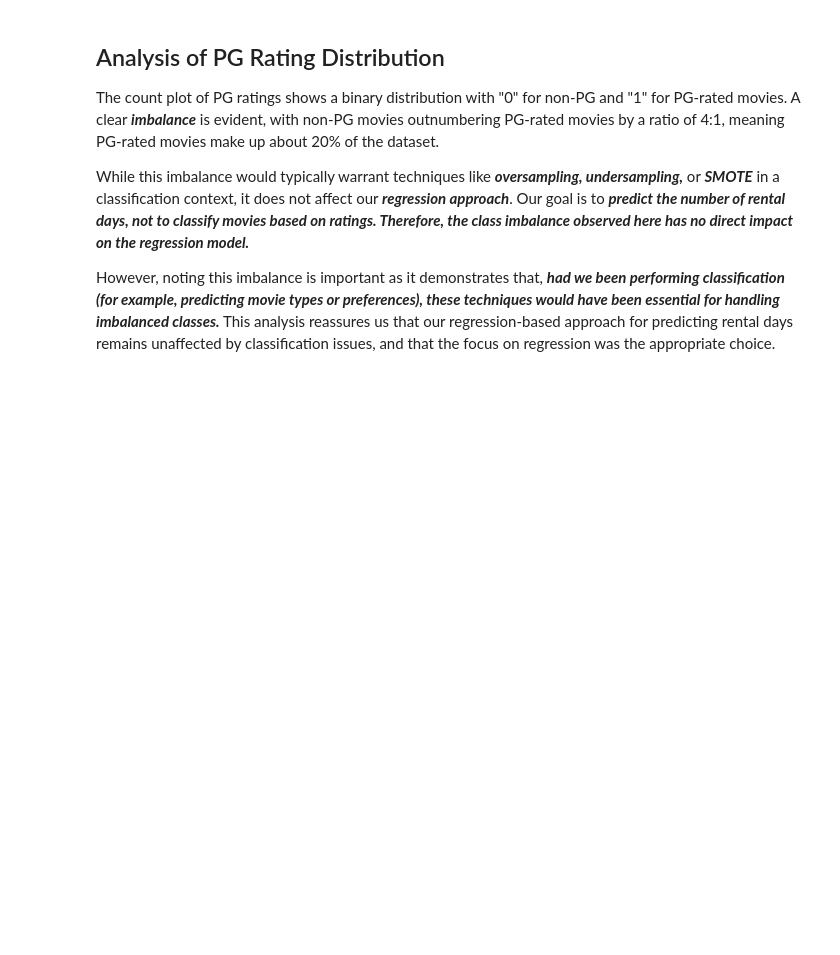
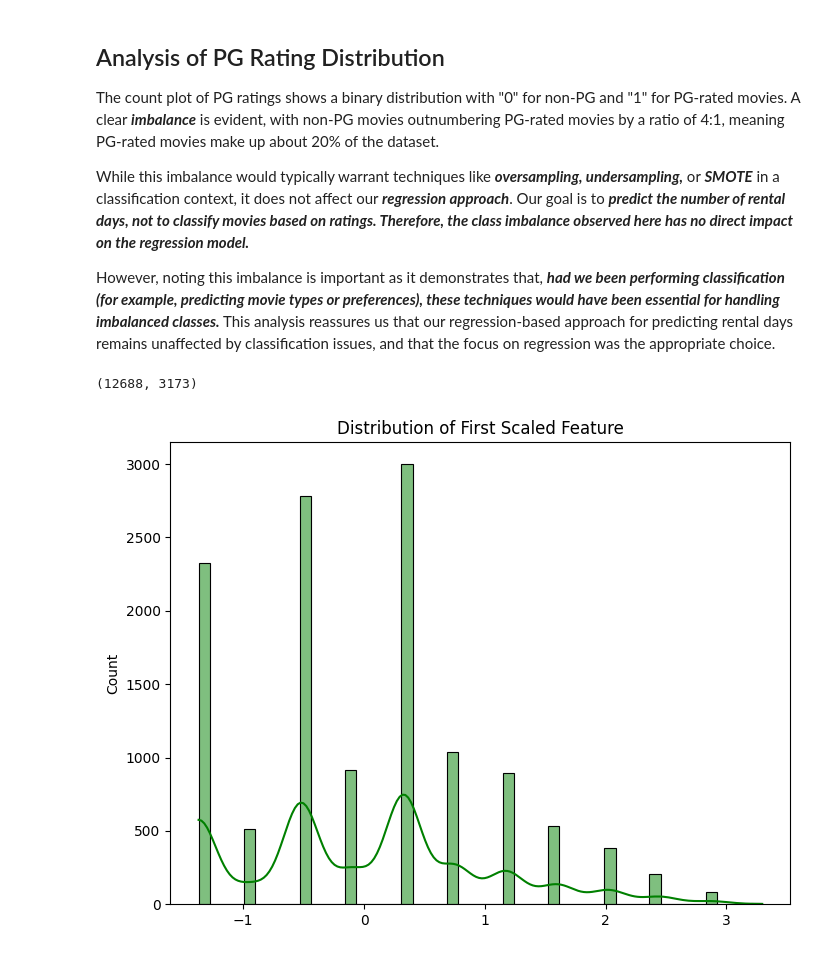
Before and after one commit to EfomahFidelis/Predicting-Movie-Rental-Durations, a Jupyter notebook: Predict_movie_rental_durations.ipynb, the cells around one changed output. Cells and saved outputs as stored; diff of their text form; code cells hidden in the pictures; blank space fills up the shorter version.

Commit message:
Visualize distributions for scaled features and dummy variables.

```diff
--- a/Predict_movie_rental_durations.ipynb
+++ b/Predict_movie_rental_durations.ipynb
@@ -270,3 +270,26 @@ The count plot of PG ratings shows a binary distribution with "0" for non-PG and
 While this imbalance would typically warrant techniques like ***oversampling, undersampling,*** or ***SMOTE*** in a classification context, it does not affect our ***regression approach***. Our goal is to ***predict the number of rental days, not to classify movies based on ratings. Therefore, the class imbalance observed here has no direct impact on the regression model.***
 
 However, noting this imbalance is important as it demonstrates that, ***had we been performing classification (for example, predicting movie types or preferences), these techniques would have been essential for handling imbalanced classes.*** This analysis reassures us that our regression-based approach for predicting rental days remains unaffected by classification issues, and that the focus on regression was the appropriate choice.
+# %%
+# Split data into training and testing sets
+X_train, X_test, y_train, y_test = train_test_split(X, y, test_size=0.2, random_state=9)
+# %%
+# peruse count
+len(X_train), len(X_test)
+# %% [output]
+(12688, 3173)
+# %%
+# Scale data using StandardScaler
+
+scaler = StandardScaler()
+X_train_scaled = scaler.fit_transform(X_train)
+X_test_scaled = scaler.transform(X_test)
+# %%
+# Plot scaled feature distribution
+
+plt.figure(figsize=(8, 6))
+sns.histplot(X_train_scaled[:, 0], kde=True, color="green", bins=50)
+plt.title("Distribution of First Scaled Feature")
+plt.show()
+# %% [output]
+[figure, added]
```
